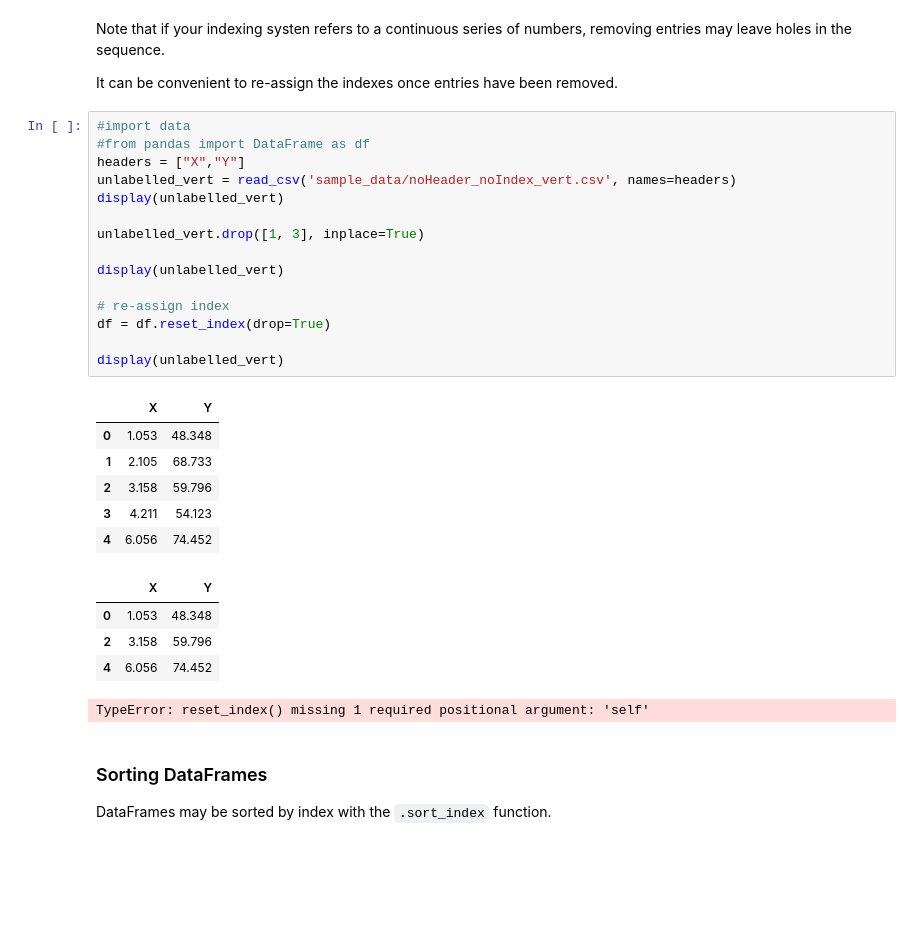
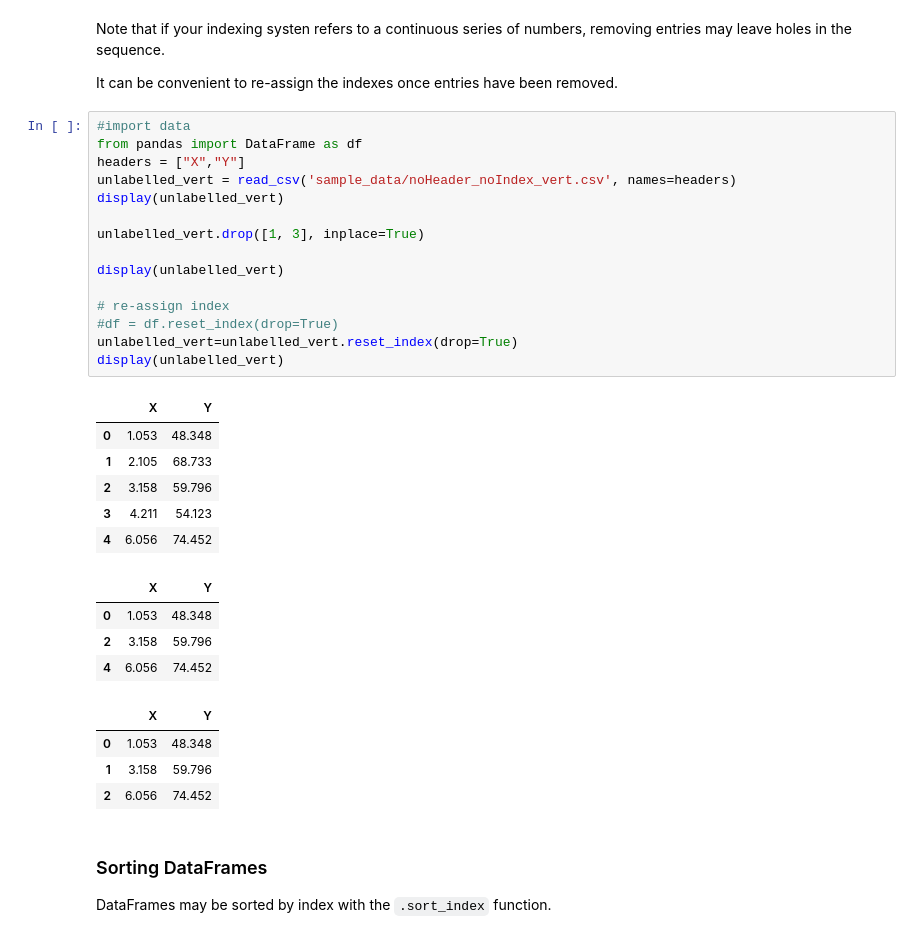
Before and after one commit to zaheirava/snake, a Jupyter notebook: 9_Input_and_Output.ipynb, the cells around one changed output. Cells and saved outputs as stored; diff of their text form; blank space fills up the shorter version.

```diff
--- a/9_Input_and_Output.ipynb
+++ b/9_Input_and_Output.ipynb
@@ -1339,31 +1226,34 @@ Note that if your indexing systen refers to a continuous series of numbers, remo
 It can be convenient to re-assign the indexes once entries have been removed.
 # %%
 #import data
-#from pandas import DataFrame as df
+from pandas import DataFrame as df
 headers = ["X","Y"]
 unlabelled_vert = read_csv('sample_data/noHeader_noIndex_vert.csv', names=headers)
 display(unlabelled_vert)
 
 unlabelled_vert.drop([1, 3], inplace=True)
 
 display(unlabelled_vert)
 
 # re-assign index
-df = df.reset_index(drop=True)
-
+#df = df.reset_index(drop=True)
+unlabelled_vert=unlabelled_vert.reset_index(drop=True)
 display(unlabelled_vert)
 # %% [output]
 |  | X | Y |
 | 0 | 1.053 | 48.348 |
 | 1 | 2.105 | 68.733 |
 | 2 | 3.158 | 59.796 |
 | 3 | 4.211 | 54.123 |
 | 4 | 6.056 | 74.452 |
 |  | X | Y |
 | 0 | 1.053 | 48.348 |
 | 2 | 3.158 | 59.796 |
 | 4 | 6.056 | 74.452 |
-TypeError: reset_index() missing 1 required positional argument: 'self'
+|  | X | Y |
+| 0 | 1.053 | 48.348 |
+| 1 | 3.158 | 59.796 |
+| 2 | 6.056 | 74.452 |
 # %% [markdown]
 ### Sorting DataFrames
 DataFrames may be sorted by index with the `.sort_index` function.
```
Also changed, not shown: parts of 28 cells of this notebook, 6 other files.
